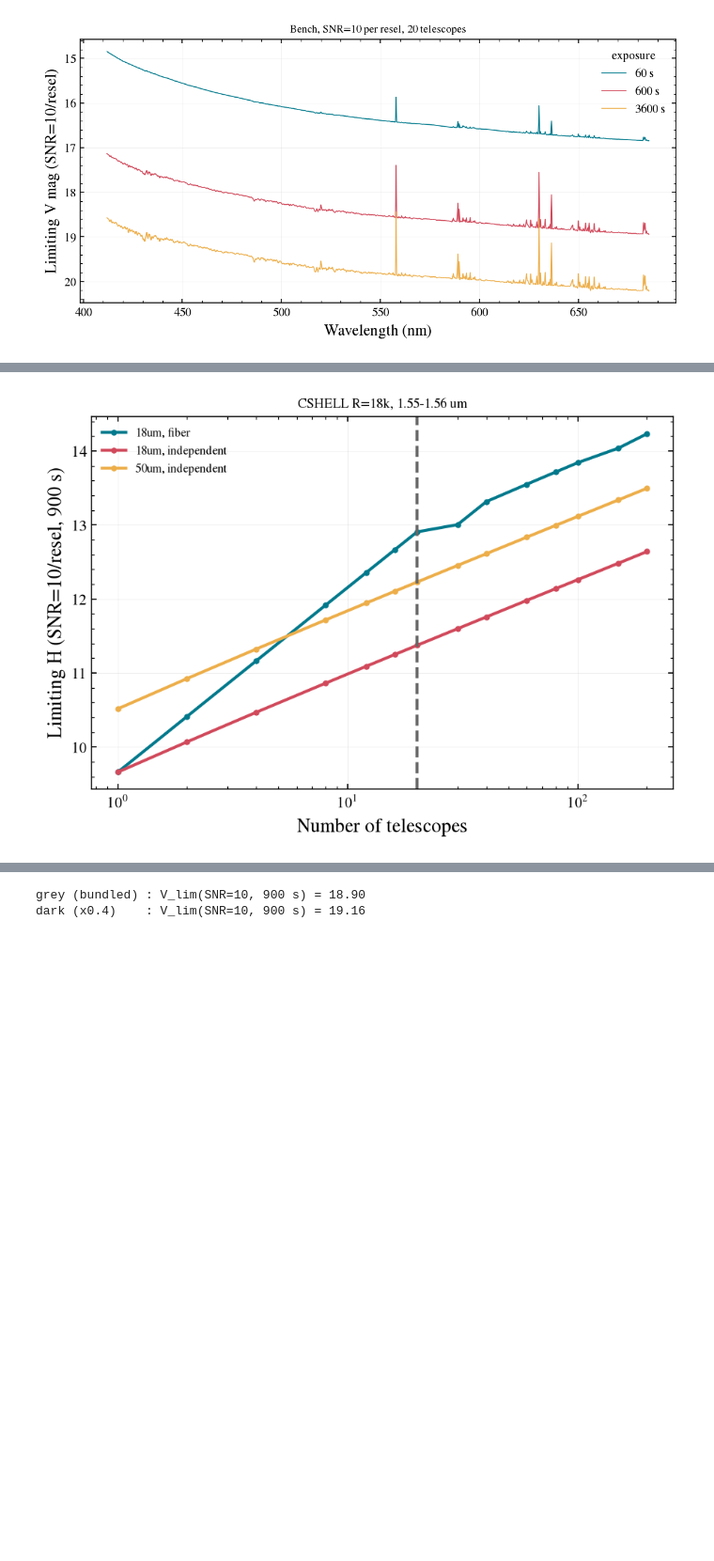
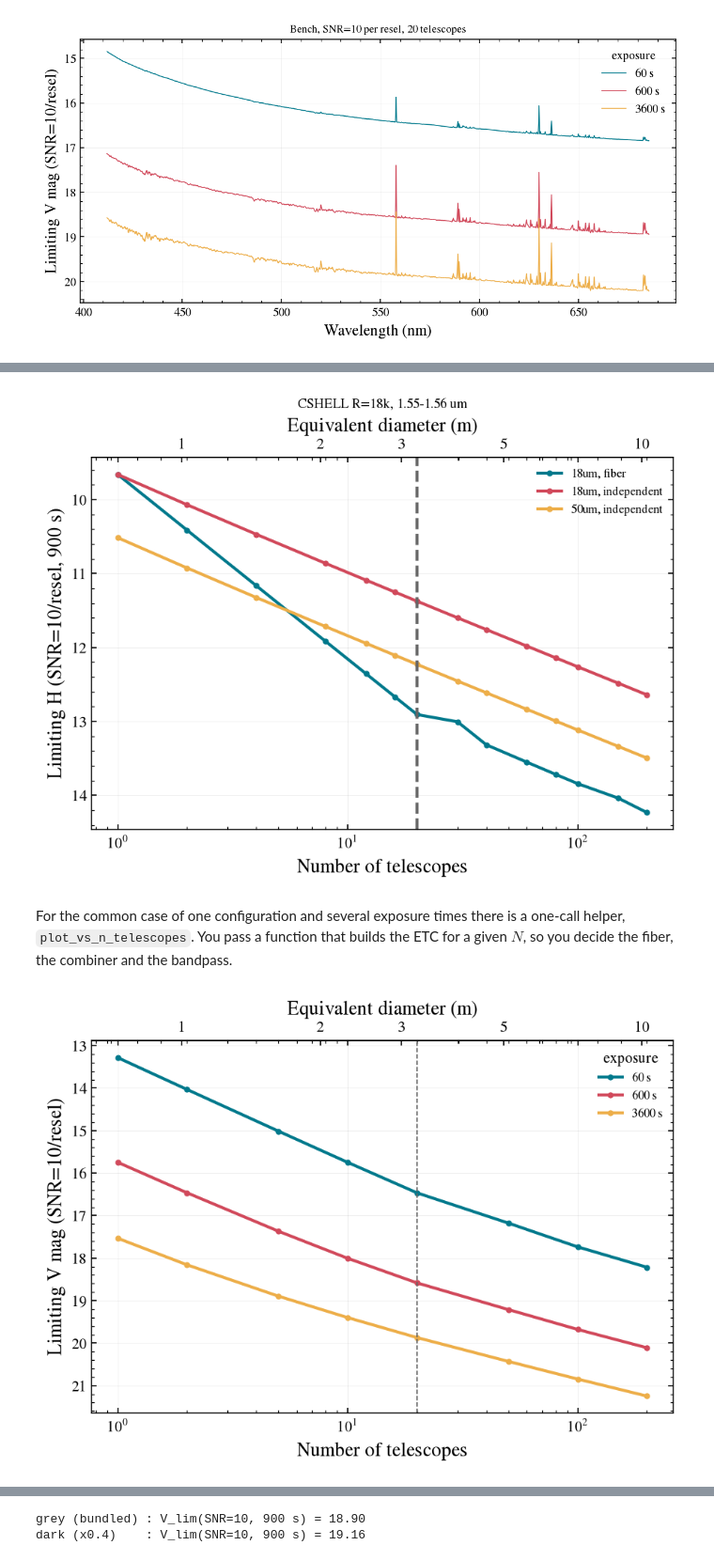
Before and after one commit to schmidt-observatories/lfast-etc, a Jupyter notebook: notebooks/02_sensitivity_maps_and_array_scaling.ipynb, the cells around one changed output, grey strips where cells are left out. Shown at 94% size. Cells and saved outputs as stored; diff of their text form; code cells hidden in the pictures; blank space fills up the shorter version.

```diff
--- a/notebooks/02_sensitivity_maps_and_array_scaling.ipynb
+++ b/notebooks/02_sensitivity_maps_and_array_scaling.ipynb
@@ -90,14 +106,25 @@ The same for CSHELL, where read noise (22 e$^-$) and dark current (0.5 e$^-$/s)
 # %%
 fig, ax = plt.subplots(figsize=(7, 4.5))
 for fiber, combine in (("18um", "fiber"), ("18um", "independent"), ("50um", "independent")):
-    lim = [LFASTETC("cshell_r18000", telescope=Telescope(n_telescopes=n, fiber=fiber, combine=combine),
+    lim = [LFASTETC("cshell_r18000", telescope=Telescope(n_telescopes=int(n), fiber=fiber, combine=combine),
                     wavelength_min_nm=1550, wavelength_max_nm=1560).limiting_magnitude(kstar, 900, 10)
            for n in ns]
     ax.plot(ns, lim, marker='o', ms=3, label=f"{fiber}, {combine}")
-ax.set_xscale('log'); ax.set_xlabel("Number of telescopes"); ax.set_ylabel("Limiting H (SNR=10/resel, 900 s)")
-ax.axvline(20, color='0.4', ls='--'); ax.legend(fontsize=8); ax.set_title("CSHELL R=18k, 1.55-1.56 um", fontsize=9);
+ax.set_xscale('log'); ax.invert_yaxis()
+ax.set_xlabel("Number of telescopes"); ax.set_ylabel("Limiting H (SNR=10/resel, 900 s)")
+ax.axvline(20, color='0.4', ls='--'); ax.legend(fontsize=8); ax.set_title("CSHELL R=18k, 1.55-1.56 um", fontsize=9)
+equivalent_diameter_axis(ax);
 # %% [output]
-[figure, old version]
+[figure, new version]
+# %% [markdown]
+For the common case of one configuration and several exposure times there is a one-call helper,
+`plot_vs_n_telescopes`. You pass a function that builds the ETC for a given $N$, so you decide
+the fiber, the combiner and the bandpass.
+# %%
+plot_vs_n_telescopes(lambda n: LFASTETC("bench_r1800", n_telescopes=n), gstar,
+                     ns=[1, 2, 5, 10, 20, 50, 100, 200], exptimes=[60, 600, 3600], snr=10, wavelength=(500, 650));
+# %% [output]
+[figure, added]
 # %% [markdown]
 ## Dark time versus the bundled grey-time sky
 
```
Also changed, not shown: parts of 19 cells of this notebook, 43 other files.
